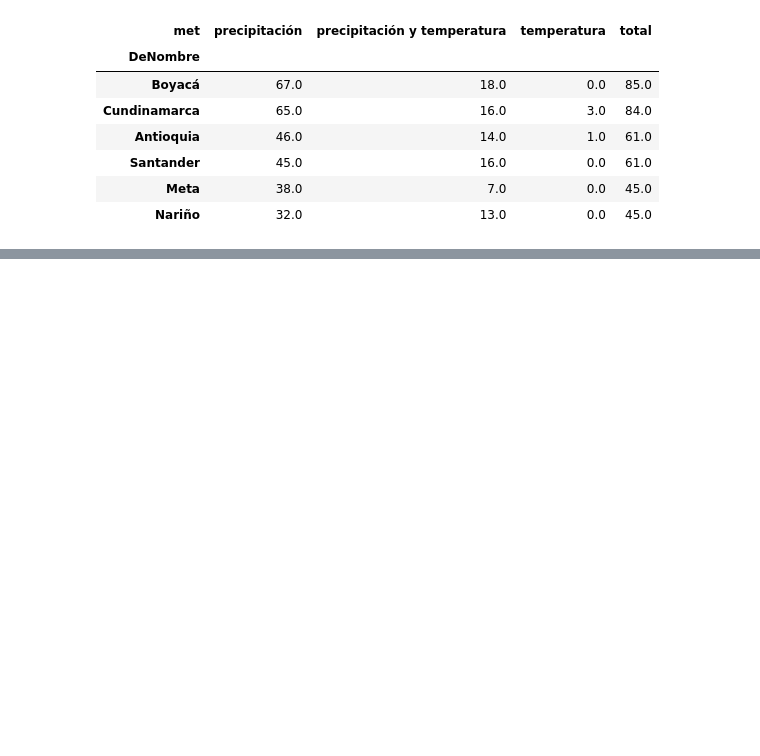
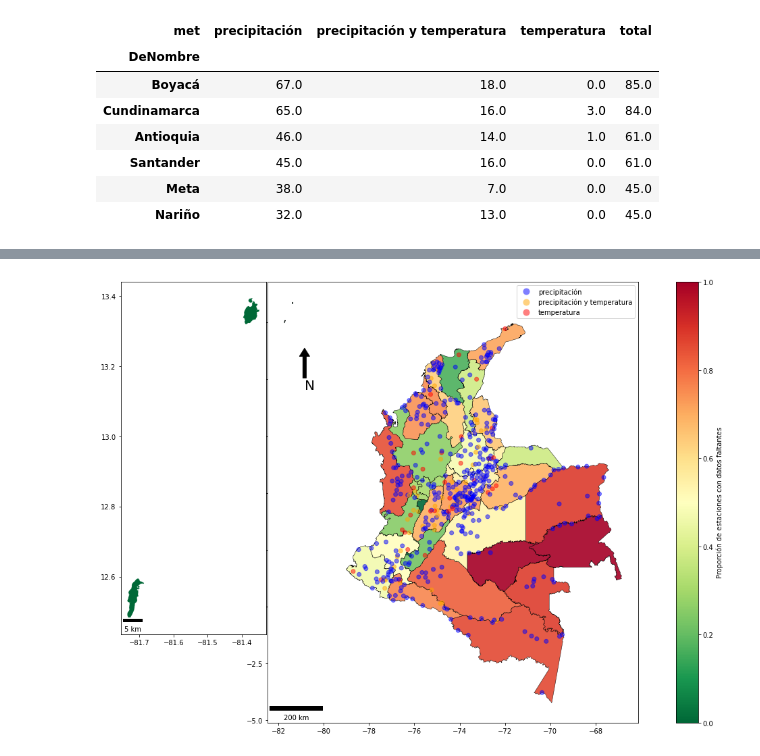
Before and after one commit to jofmorenore/TS_Climatic, a Jupyter notebook: python/Spatial_TS_Climatic.ipynb, the cells around one changed output, grey strips where cells are left out. Cells and saved outputs as stored; diff of their text form; code cells hidden in the pictures; blank space fills up the shorter version.

```diff
--- a/python/Spatial_TS_Climatic.ipynb
+++ b/python/Spatial_TS_Climatic.ipynb
@@ -200,0 +296,5 @@ tbl_depto_met.sort_values('total', ascending = False).head(6)
+# %%
+nas = pd.merge(pcp_nas, tmed_nas, how="outer", on="ID_x", indicator = True)
+nas['met2'] = np.where(nas['_merge']=="both", "precipitación y temperatura",
+                       np.where(nas['_merge']== "left_only", "precipitación", "temperatura"))
+nas.groupby('met2')['met2'].count()
@@ -200,0 +307,9 @@ tbl_depto_met.sort_values('total', ascending = False).head(6)
+# %%
+nas2 = pd.merge(shp_join_gdf2, nas, how = "left", on="ID_x")
+tbl_nas = pd.DataFrame(nas2.groupby(['DeNombre', 'met2']).agg({'met2': ['count']}).reset_index())
+tbl_nas = pd.DataFrame({'DeNombre': tbl_nas.iloc[:,0], 'met2': tbl_nas.iloc[:,1], 'count': tbl_nas.iloc[:,2]})
+tbl_nas = tbl_nas.pivot_table('count', ['DeNombre'], 'met2').fillna(0)
+tbl_nas['total_nas'] = tbl_nas['precipitación']+ tbl_nas['precipitación y temperatura']+tbl_nas['temperatura']
+tbl_nas = pd.merge(tbl_nas, tbl_depto_met['total'], how = "inner", left_index=True, right_index=True)
+tbl_nas['porc'] = tbl_nas['total_nas']/tbl_nas['total']
+tbl_nas['porc'].describe()
@@ -200,0 +326,26 @@ tbl_depto_met.sort_values('total', ascending = False).head(6)
+# %%
+shp_depto_4326_ = pd.merge(shp_depto_4326, tbl_nas['porc'], how="left", left_index=True, right_index=True)
+shp_depto_4326_['porc'] = np.where(pd.isna(shp_depto_4326_['porc']), 0, shp_depto_4326_['porc'])
+# %%
+nas2 = nas2[~pd.isna(nas2['met2'])]
+SAyP = shp_depto_4326_.query("Depto == 'San Andrés Providencia y Santa Catalina'")
+# %%
+axis = shp_depto_4326_.plot("porc", legend = True,figsize = (20, 12), linewidth = 0.5, cmap='RdYlGn_r',alpha=0.9,
+                            edgecolor='black',legend_kwds={'label': "Proporción de estaciones con datos faltantes",
+                                        'orientation': "vertical"})
+
+axis.add_artist(ScaleBar(distance_meters, location='lower left'))
+axis.annotate('N', xy=(x, y), xytext=(x, y-arrow_length),
+              arrowprops=dict(facecolor='black', width=5, headwidth=15),
+              ha='left', va='bottom', fontsize=20,
+              xycoords=axis.transAxes)
+nas2.plot(ax = axis, column = 'met2', alpha = 0.5, legend = True, cmap=colors.ListedColormap(list(color_dict.values())))
+#axis2 = SAyP['perimetro'].plot(color = "black",figsize = (20, 12), linewidth = 0.5)
+#x_ins = inset_axes(axis, width="30%",  height="30%", loc = 2)
+ins = axis.inset_axes([-0.6,0.2,0.8,0.8])
+SAyP.plot(ax = ins, column = 'porc', linewidth = 0.5, cmap='RdYlGn_r')
+ins.add_artist(ScaleBar(distance_meters, location='lower left'))
+#SAyP['perimetro'].plot(color = "black",figsize = (20, 12), linewidth = 0.5)
+plt.show()
+# %% [output]
+[figure, added]
```
Also changed, not shown: parts of 23 cells of this notebook.
